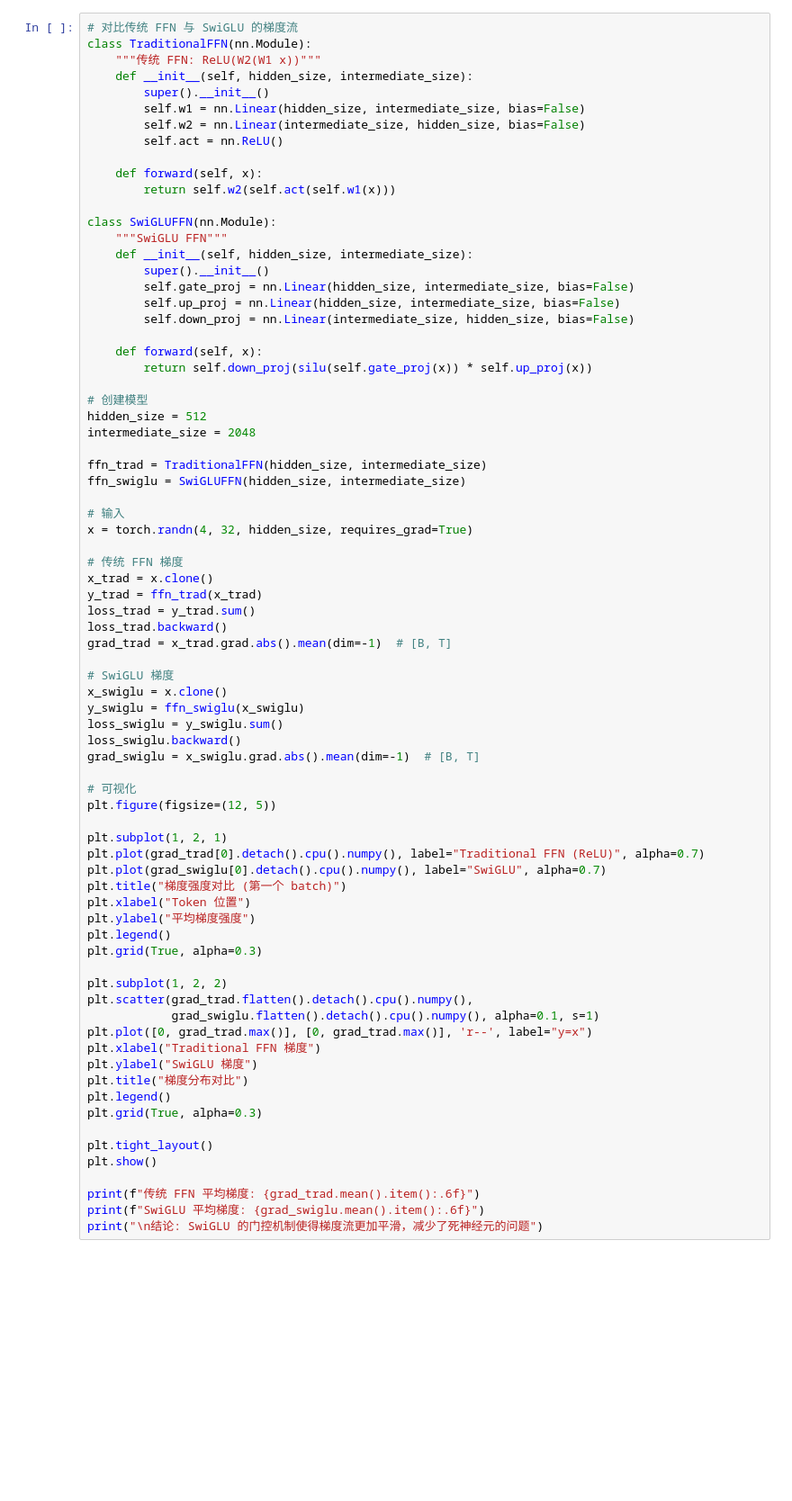
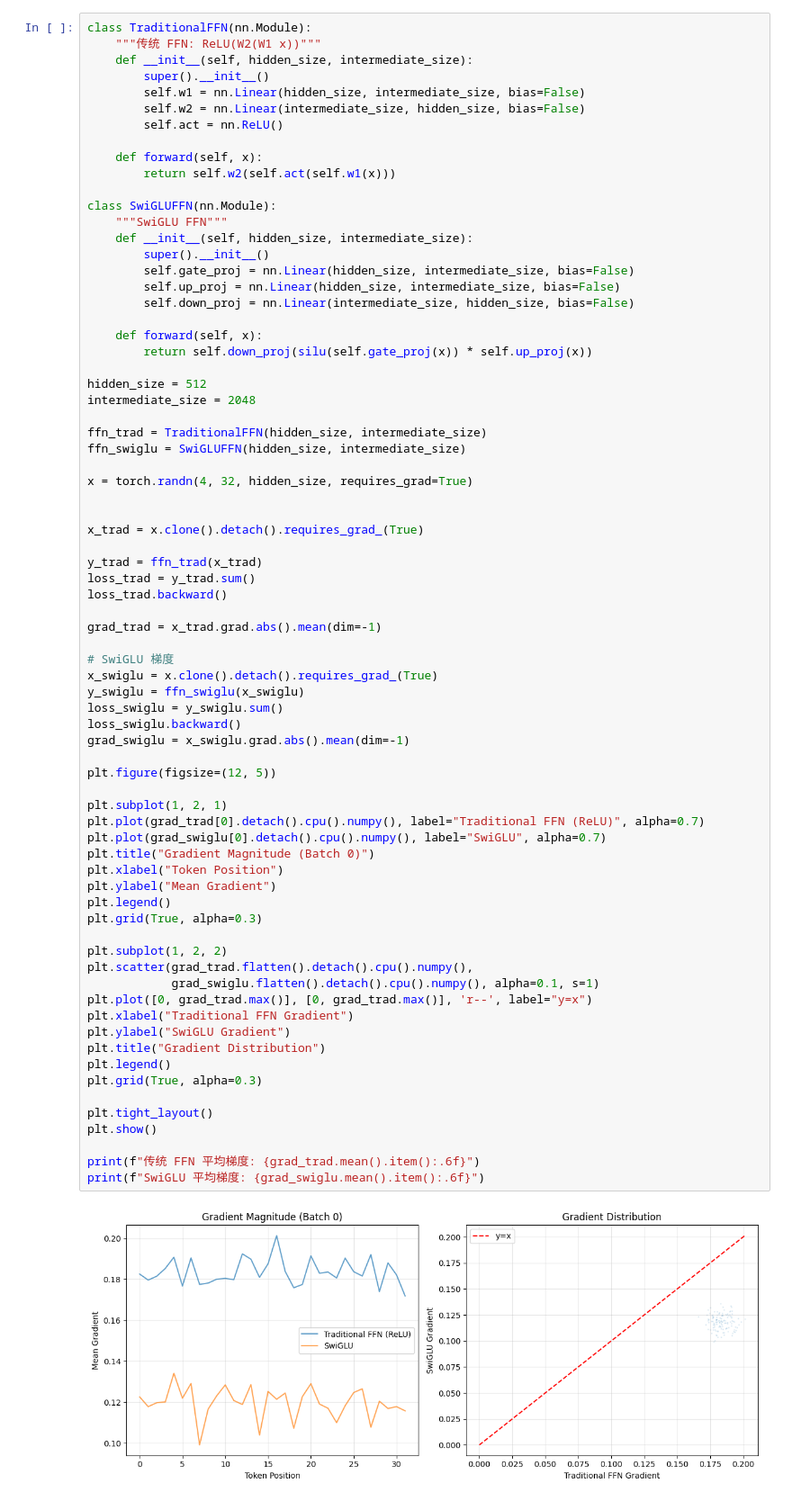
Before and after one commit to nev8rz/vermind, a Jupyter notebook: docs/swiglu.ipynb, the cells around one changed output. Shown at 90% size. Drawn from its saved outputs; the diff is of its cells as text; blank space fills up the shorter version.

```diff
--- a/docs/swiglu.ipynb
+++ b/docs/swiglu.ipynb
@@ -187,5 +184,4 @@ plt.show()
 # %%
-# 对比传统 FFN 与 SwiGLU 的梯度流
 class TraditionalFFN(nn.Module):
     """传统 FFN: ReLU(W2(W1 x))"""
     def __init__(self, hidden_size, intermediate_size):
@@ -208,55 +204,55 @@ class SwiGLUFFN(nn.Module):
     def forward(self, x):
         return self.down_proj(silu(self.gate_proj(x)) * self.up_proj(x))
 
-# 创建模型
 hidden_size = 512
 intermediate_size = 2048
 
 ffn_trad = TraditionalFFN(hidden_size, intermediate_size)
 ffn_swiglu = SwiGLUFFN(hidden_size, intermediate_size)
 
-# 输入
 x = torch.randn(4, 32, hidden_size, requires_grad=True)
 
-# 传统 FFN 梯度
-x_trad = x.clone()
+
+x_trad = x.clone().detach().requires_grad_(True)
+
 y_trad = ffn_trad(x_trad)
 loss_trad = y_trad.sum()
 loss_trad.backward()
-grad_trad = x_trad.grad.abs().mean(dim=-1)  # [B, T]
+
+grad_trad = x_trad.grad.abs().mean(dim=-1)
 
 # SwiGLU 梯度
-x_swiglu = x.clone()
+x_swiglu = x.clone().detach().requires_grad_(True)
 y_swiglu = ffn_swiglu(x_swiglu)
 loss_swiglu = y_swiglu.sum()
 loss_swiglu.backward()
-grad_swiglu = x_swiglu.grad.abs().mean(dim=-1)  # [B, T]
+grad_swiglu = x_swiglu.grad.abs().mean(dim=-1)
 
-# 可视化
 plt.figure(figsize=(12, 5))
 
 plt.subplot(1, 2, 1)
 plt.plot(grad_trad[0].detach().cpu().numpy(), label="Traditional FFN (ReLU)", alpha=0.7)
 plt.plot(grad_swiglu[0].detach().cpu().numpy(), label="SwiGLU", alpha=0.7)
-plt.title("梯度强度对比 (第一个 batch)")
-plt.xlabel("Token 位置")
-plt.ylabel("平均梯度强度")
+plt.title("Gradient Magnitude (Batch 0)")
+plt.xlabel("Token Position")
+plt.ylabel("Mean Gradient")
 plt.legend()
 plt.grid(True, alpha=0.3)
 
 plt.subplot(1, 2, 2)
 plt.scatter(grad_trad.flatten().detach().cpu().numpy(),
             grad_swiglu.flatten().detach().cpu().numpy(), alpha=0.1, s=1)
 plt.plot([0, grad_trad.max()], [0, grad_trad.max()], 'r--', label="y=x")
-plt.xlabel("Traditional FFN 梯度")
-plt.ylabel("SwiGLU 梯度")
-plt.title("梯度分布对比")
+plt.xlabel("Traditional FFN Gradient")
+plt.ylabel("SwiGLU Gradient")
+plt.title("Gradient Distribution")
 plt.legend()
 plt.grid(True, alpha=0.3)
 
 plt.tight_layout()
 plt.show()
 
 print(f"传统 FFN 平均梯度: {grad_trad.mean().item():.6f}")
 print(f"SwiGLU 平均梯度: {grad_swiglu.mean().item():.6f}")
-print("\n结论: SwiGLU 的门控机制使得梯度流更加平滑，减少了死神经元的问题")
+# %% [output]
+[figure, added]
```
Also changed, not shown: parts of 13 cells of this notebook, 4 other files.
